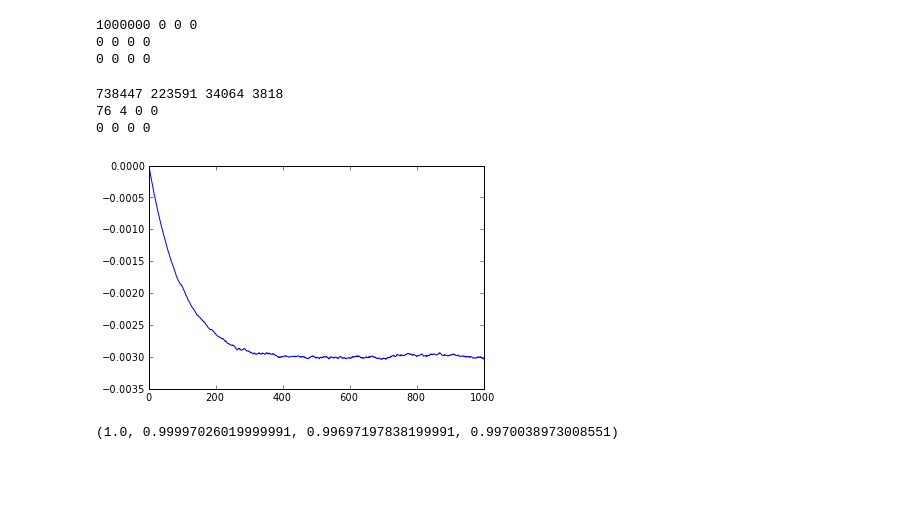
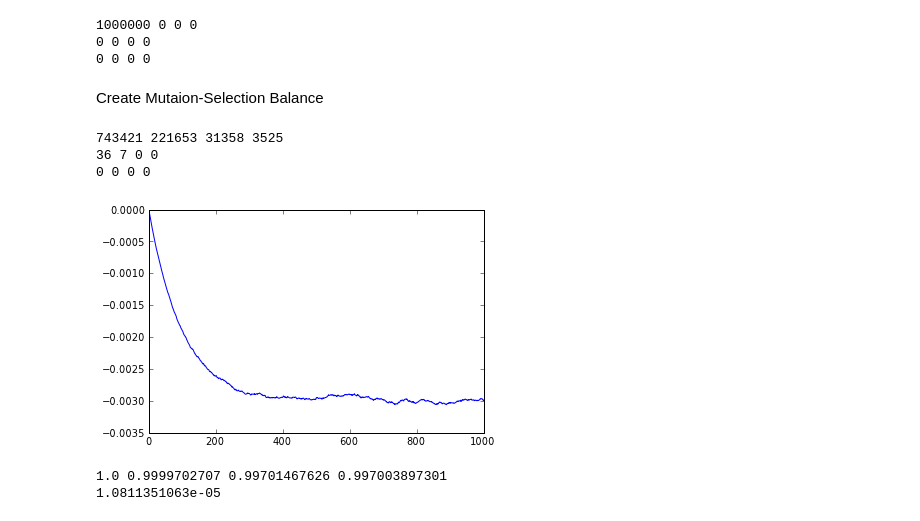
Before and after one commit to yoavram/ruggedsim, a Jupyter notebook: stochastic/ruggedsim new model.ipynb, the cells around one changed output. Saved outputs shown, nothing was run; the diff lists cells and outputs as text; code cells hidden in the pictures; blank space fills up the shorter version.

Commit message:
refactored mutation matrix creation to functions

```diff
--- a/stochastic/ruggedsim new model.ipynb
+++ b/stochastic/ruggedsim new model.ipynb
@@ -312,37 +333,21 @@ W = [mean_fitness(p,w)]
 1000000 0 0 0
 0 0 0 0
 0 0 0 0
-# %%
-for i in range(1000):
-    size, shape = p.sum(), p.shape
-    # selection
-    p = w * p
-
-    # strain mutations
-    p = Mu.dot( p.flatten(order="F") ) / size
-    p = p.reshape(shape, order="F")
-
-    # background mutations
-    p = Mm.dot( p.flatten(order="C") ) / size
-    p = p.reshape(shape, order="C")
-
-    # drift
-    p /= p.sum()
-    p = multinomial(size, p.flatten())
-    p = p.reshape(shape)
-    W += [mean_fitness(p,w)]
-
-mprint(p,0)
-print
-# %% [output]
-738447 223591 34064 3818
-76 4 0 0
-0 0 0 0
-# %%
-plot(log(W));
-# %% [output]
-[figure, removed]
+# %% [markdown]
+Create Mutaion-Selection Balance
+# %%
+mprint(p,0)
+p,W = loop(p,w,Mm,Mu,500,W)
+plot(log(W));
+mprint(p,0)
+# %% [output]
+743421 221653 31358 3525
+36 7 0 0
+0 0 0 0
+[figure, added]
 # %%
-W[0],W[1],W[-1],e**(-(1+beta)*U)
+print W[0],W[1],W[-1],e**(-(1+beta)*U)
+print abs(W[-1] - e**(-(1+beta)*U))/e**(-(1+beta)*U)
 # %% [output]
-(1.0, 0.99997026019999991, 0.99697197838199991, 0.9970038973008551)
+1.0 0.9999702707 0.99701467626 0.997003897301
+1.0811351063e-05
```
Also changed, not shown: parts of 6 cells of this notebook.
